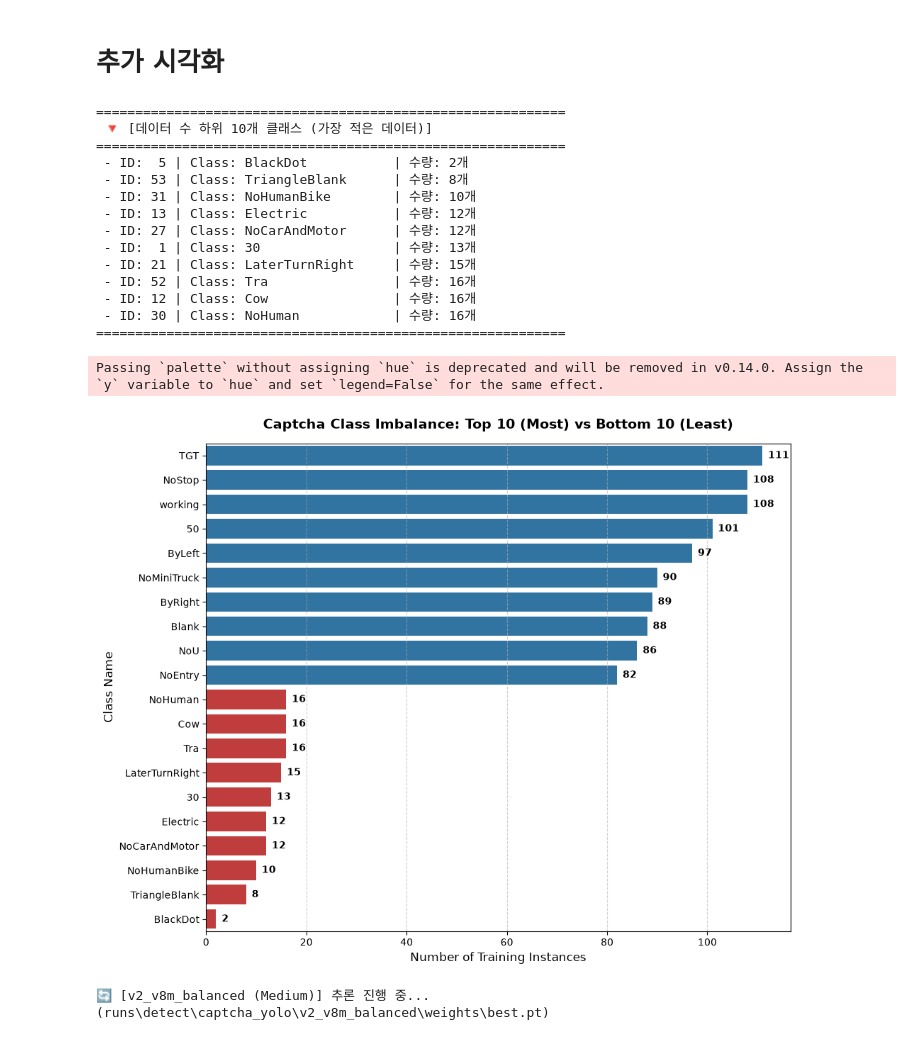
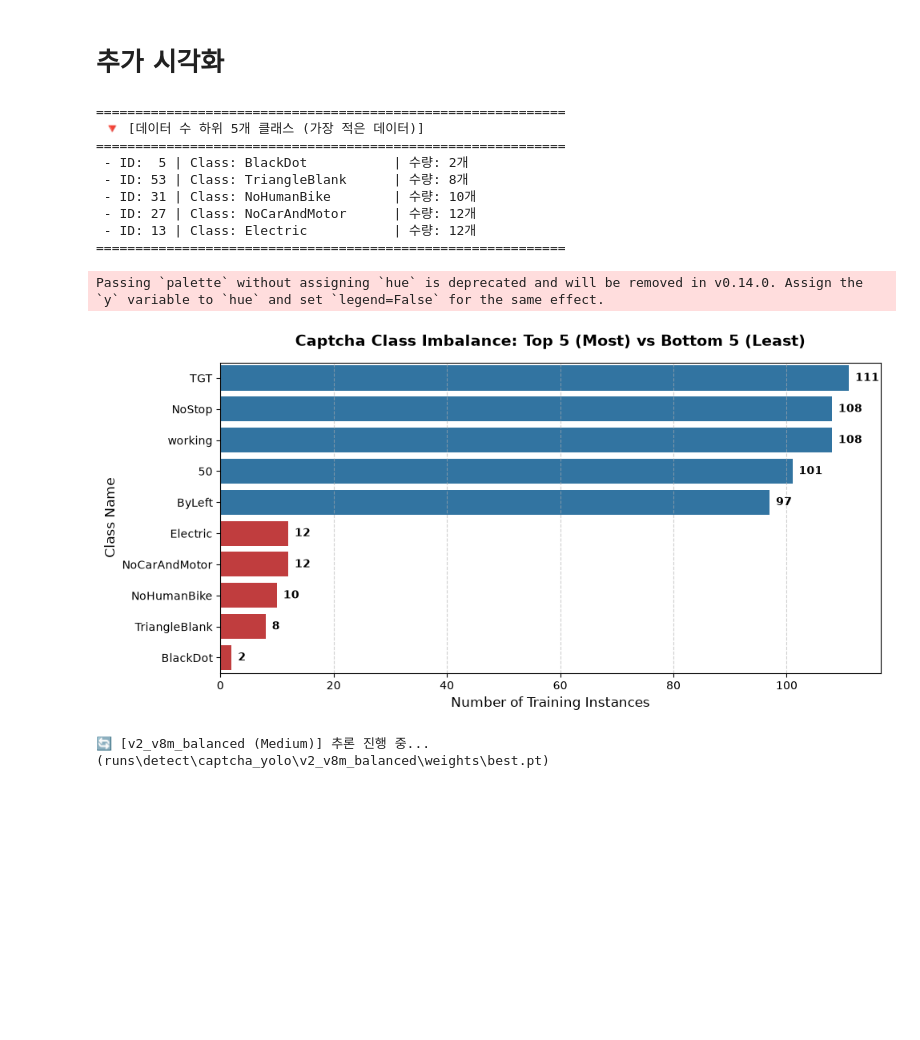
Before and after one commit to SungJin-Park530/DLPRJ, a Jupyter notebook: 박성진_딥러닝프로젝트.ipynb, the cells around one changed output. Drawn from its saved outputs; the diff is of its cells as text; code cells hidden in the pictures; blank space fills up the shorter version.

```diff
--- a/박성진_딥러닝프로젝트.ipynb
+++ b/박성진_딥러닝프로젝트.ipynb
@@ -1405,66 +1405,61 @@ df_counts = pd.DataFrame([
 ]).sort_values(by='Count', ascending=False).reset_index(drop=True)
 
 
-# --- [1] 하위 10개 클래스 텍스트 출력 ---
+# --- [1] 하위 5개 클래스 텍스트 출력 ---
 print("=" * 60)
-print(" 🔻 [데이터 수 하위 10개 클래스 (가장 적은 데이터)]")
+print(" 🔻 [데이터 수 하위 5개 클래스 (가장 적은 데이터)]")
 print("=" * 60)
-df_bottom10 = df_counts.tail(10).sort_values(by='Count', ascending=True)
+df_bottom10 = df_counts.tail(5).sort_values(by='Count', ascending=True)
 for idx, row in df_bottom10.iterrows():
     print(f" - ID: {row['Class_ID']:2d} | Class: {row['Class_Name']:18s} | 수량: {row['Count']}개")
 print("=" * 60 + "\n")
 
 
 # --- [2] 클래스 불균형 비교 가로 막대그래프 (Top 10 vs Bottom 10) ---
-df_top10 = df_counts.head(10)
-df_compare = pd.concat([df_top10, df_bottom10.sort_values(by='Count', ascending=False)])
+df_top5 = df_counts.head(5)
+df_compare = pd.concat([df_top5, df_bottom10.sort_values(by='Count', ascending=False)])
 
-plt.figure(figsize=(10, 8))
+plt.figure(figsize=(10, 5))
 
 ax = sns.barplot(
     data=df_compare,
     x='Count',
     y='Class_Name',
-    palette=['#1f77b4']*len(df_top10) + ['#d62728']*len(df_bottom10) # 상위 파랑, 하위 빨강
+    palette=['#1f77b4']*len(df_top5) + ['#d62728']*len(df_bottom10) # 상위 파랑, 하위 빨강
 )
 
-plt.title('Captcha Class Imbalance: Top 10 (Most) vs Bottom 10 (Least)', fontsize=14, fontweight='bold', pad=15)
+plt.title('Captcha Class Imbalance: Top 5 (Most) vs Bottom 5 (Least)', fontsize=14, fontweight='bold', pad=15)
 plt.xlabel('Number of Training Instances', fontsize=12)
 plt.ylabel('Class Name', fontsize=12)
 plt.grid(axis='x', linestyle='--', alpha=0.6)
 
 # 막대 옆 숫자 표시
 max_val = df_counts['Count'].max()
 for p in ax.patches:
     width = p.get_width()
     ax.text(
         width + (max_val * 0.01),
         p.get_y() + p.get_height() / 2,
         f'{int(width)}',
         va='center',
         fontsize=10,
         fontweight='bold'
     )
 
 plt.tight_layout()
 plt.show()
 # %% [output]
 ============================================================
- 🔻 [데이터 수 하위 10개 클래스 (가장 적은 데이터)]
+ 🔻 [데이터 수 하위 5개 클래스 (가장 적은 데이터)]
 ============================================================
  - ID:  5 | Class: BlackDot           | 수량: 2개
  - ID: 53 | Class: TriangleBlank      | 수량: 8개
  - ID: 31 | Class: NoHumanBike        | 수량: 10개
+ - ID: 27 | Class: NoCarAndMotor      | 수량: 12개
  - ID: 13 | Class: Electric           | 수량: 12개
- - ID: 27 | Class: NoCarAndMotor      | 수량: 12개
- - ID:  1 | Class: 30                 | 수량: 13개
- - ID: 21 | Class: LaterTurnRight     | 수량: 15개
- - ID: 52 | Class: Tra                | 수량: 16개
- - ID: 12 | Class: Cow                | 수량: 16개
- - ID: 30 | Class: NoHuman            | 수량: 16개
 ============================================================
 Passing `palette` without assigning `hue` is deprecated and will be removed in v0.14.0. Assign the `y` variable to `hue` and set `legend=False` for the same effect.
-[figure, old version]
+[figure, new version]
 # %%
 # 예측 결과 시각화 함수
 
```
